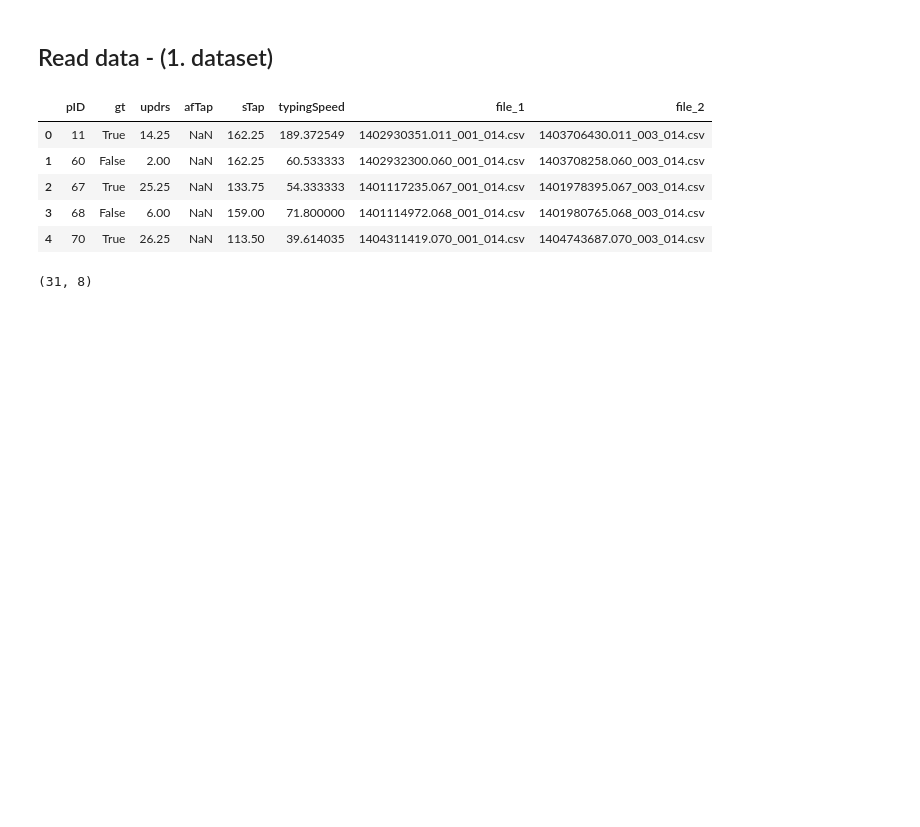
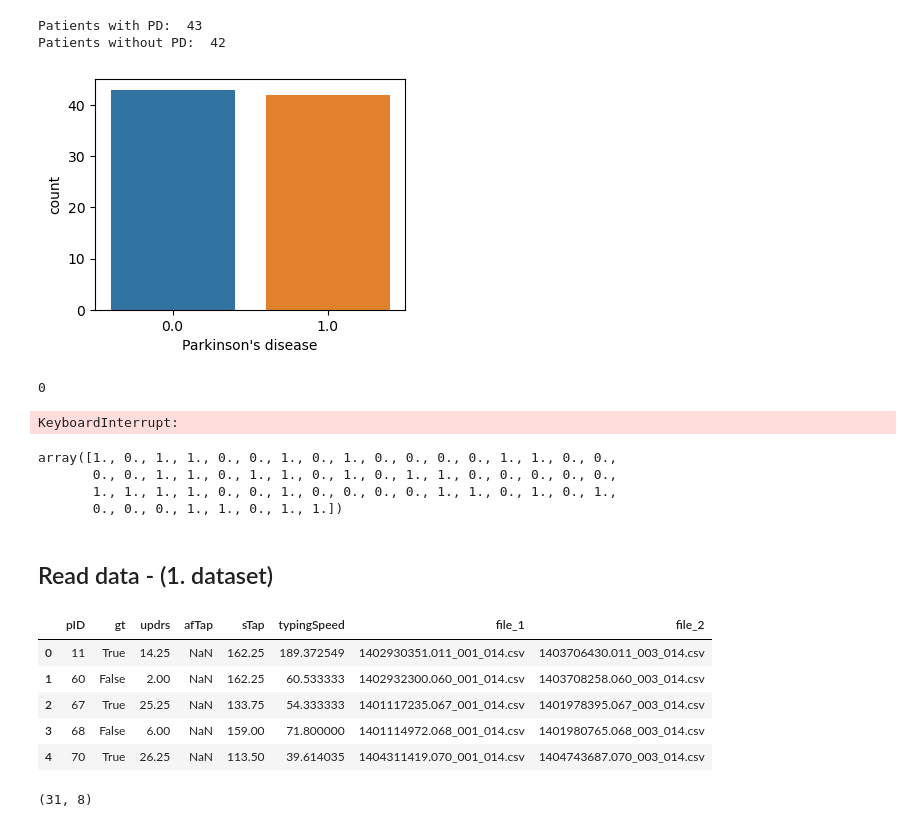
Before and after one commit to HannaKatarzyna/monKEY_app, a Jupyter notebook: preprocessing.ipynb, the cells around one changed output. Drawn from its saved outputs; the diff is of its cells as text; code cells hidden in the pictures; blank space fills up the shorter version.

```diff
--- a/preprocessing.ipynb
+++ b/preprocessing.ipynb
@@ -10,3 +76,27 @@ from sklearn.model_selection import GridSearchCV, train_test_split
+# %%
+filename1 = 'D:/studia_mgrEIM/master_diploma/data/neuroqwerty/MIT-CS1PD/GT_DataPD_MIT-CS1PD.csv'
+filename2 = 'D:/studia_mgrEIM/master_diploma/data/neuroqwerty/MIT-CS2PD/GT_DataPD_MIT-CS2PD.csv'
+path = 'D:/studia_mgrEIM/master_diploma/data/neuroqwerty/all/'
+
+data1 = nqDataset(filename1, filename2)
+data1.show_stats()
+# %% [output]
+Patients with PD:  43
+Patients without PD:  42
+[figure, added]
+# %%
+data1.prepare_dataset(path, feature_extract=2)
+print(data1.trainset.shape)
+# %% [output]
+0
+KeyboardInterrupt:
+# %%
+data1.train_ground_truth
+# %% [output]
+array([1., 0., 1., 1., 0., 0., 1., 0., 1., 0., 0., 0., 0., 1., 1., 0., 0.,
+       0., 0., 1., 1., 0., 1., 1., 0., 1., 0., 1., 1., 0., 0., 0., 0., 0.,
+       1., 1., 1., 1., 0., 0., 1., 0., 0., 0., 0., 1., 1., 0., 1., 0., 1.,
+       0., 0., 0., 1., 1., 0., 1., 1.])
 # %% [markdown]
 ## Read data - (1. dataset)
 # %%
```
Also changed, not shown: parts of 25 cells of this notebook, 1 other file.
